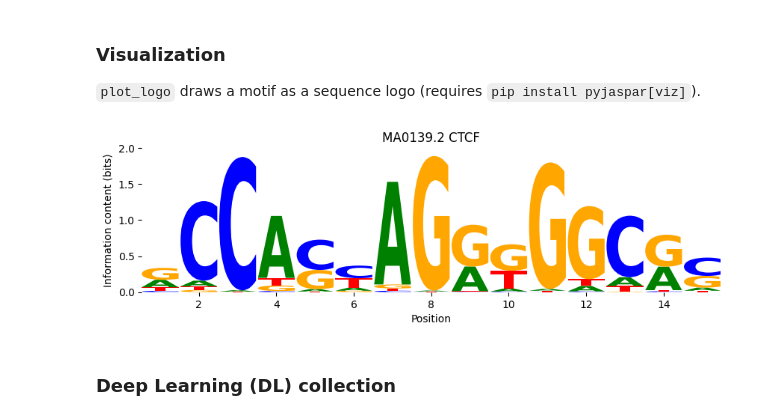
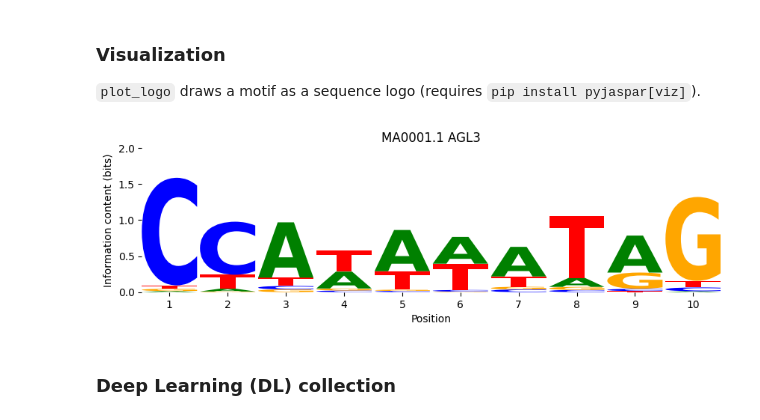
Before and after one commit to asntech/pyjaspar, a Jupyter notebook: pyjaspar_notebook.ipynb, the cells around one changed output. Cells and saved outputs as stored; diff of their text form; code cells hidden in the pictures.

Commit message:
Draw the logo from the already-fetched motif in the notebook

```diff
--- a/pyjaspar_notebook.ipynb
+++ b/pyjaspar_notebook.ipynb
@@ -221,11 +221,10 @@ MA2485.1 Duxbl1 TTAATCTAATCAA
 # %%
 from pyjaspar.viz import plot_logo
 
-motif = jdb_obj.fetch_motif_by_id("MA0139.2")  # CTCF, human
-logo = plot_logo(motif)
-logo.ax.set_title(f"{motif.matrix_id} {motif.name}");
+logo = plot_logo(m1)
+logo.ax.set_title(f"{m1.matrix_id} {m1.name}");
 # %% [output]
-[figure, old version]
+[figure, new version]
 # %% [markdown]
 ### Deep Learning (DL) collection
 # %%
```
